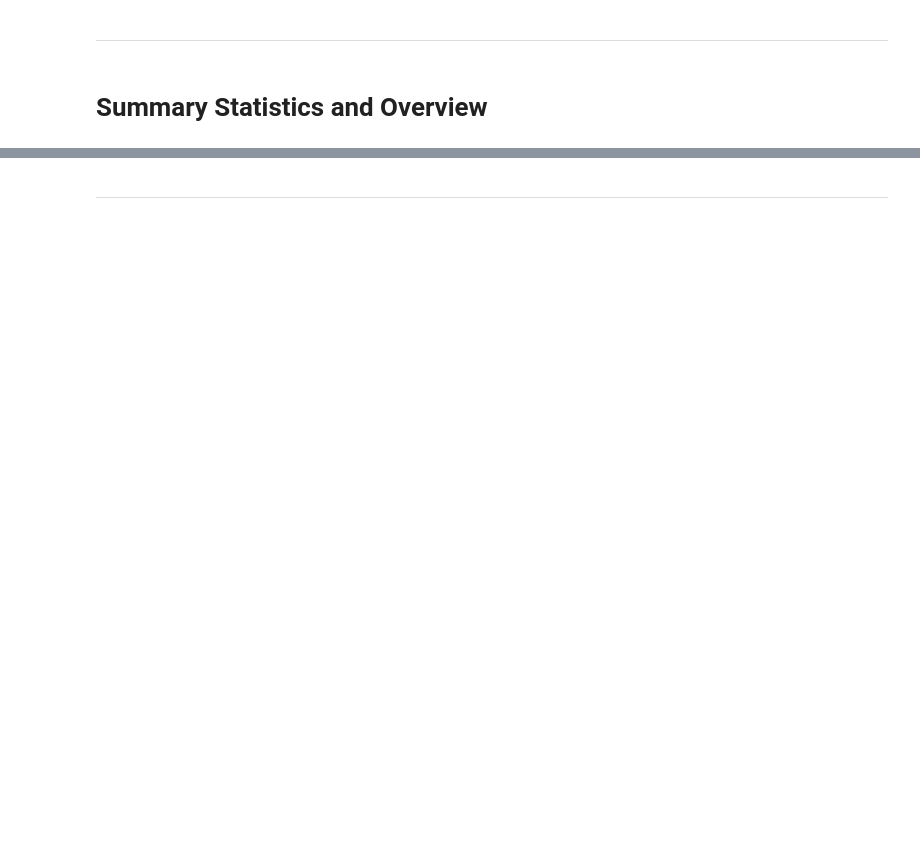
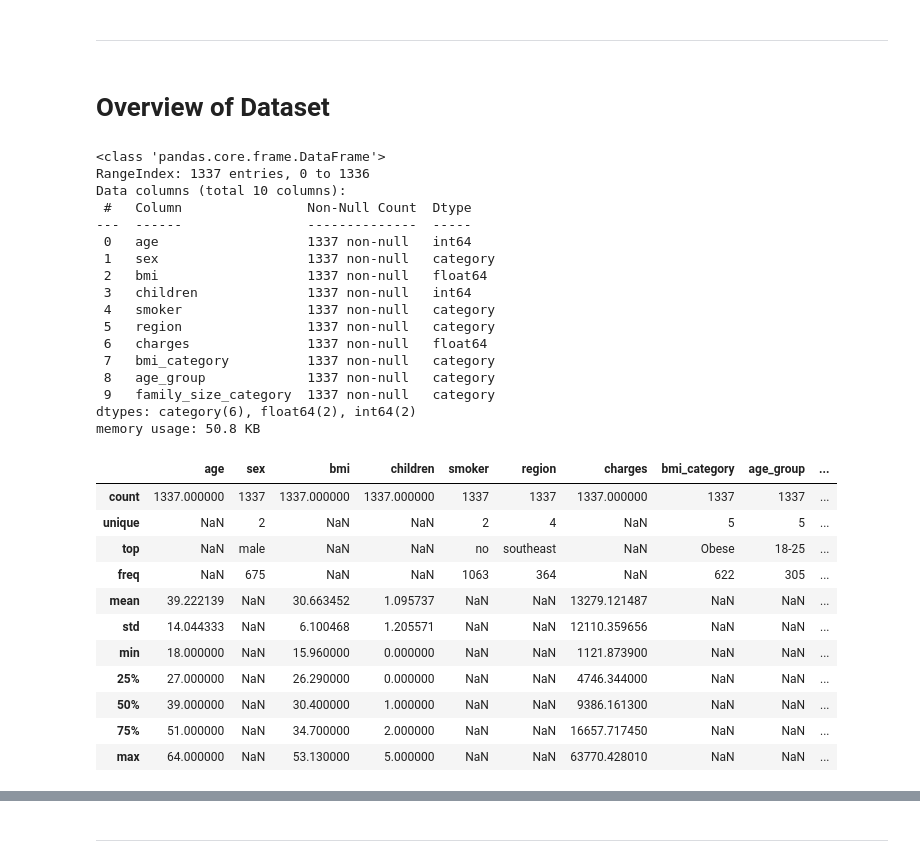
Before and after one commit to RSE1982/health-insurance-cost-analysis, a Jupyter notebook: notebooks/04_data_visualisations.ipynb, the cells around one changed output, grey strips where cells are left out. Cells and saved outputs as stored; diff of their text form; code cells hidden in the pictures; blank space fills up the shorter version.

```diff
--- a/notebooks/04_data_visualisations.ipynb
+++ b/notebooks/04_data_visualisations.ipynb
@@ -76,4 +101,2 @@ print(df.dtypes)
 # %% [markdown]
 ---
-# %% [markdown]
-# Summary Statistics and Overview
@@ -87,0 +103,35 @@ display(corr['charges'].sort_values(ascending=False))
+# %% [markdown]
+# Overview of Dataset
+# %%
+df.info()
+df.describe(include='all')
+# %% [output]
+<class 'pandas.core.frame.DataFrame'>
+RangeIndex: 1337 entries, 0 to 1336
+Data columns (total 10 columns):
+ #   Column                Non-Null Count  Dtype
+---  ------                --------------  -----
+ 0   age                   1337 non-null   int64
+ 1   sex                   1337 non-null   category
+ 2   bmi                   1337 non-null   float64
+ 3   children              1337 non-null   int64
+ 4   smoker                1337 non-null   category
+ 5   region                1337 non-null   category
+ 6   charges               1337 non-null   float64
+ 7   bmi_category          1337 non-null   category
+ 8   age_group             1337 non-null   category
+ 9   family_size_category  1337 non-null   category
+dtypes: category(6), float64(2), int64(2)
+memory usage: 50.8 KB
+|  | age | sex | bmi | children | smoker | region | charges | bmi_category | age_group | ... |
+| count | 1337.000000 | 1337 | 1337.000000 | 1337.000000 | 1337 | 1337 | 1337.000000 | 1337 | 1337 | ... |
+| unique | NaN | 2 | NaN | NaN | 2 | 4 | NaN | 5 | 5 | ... |
+| top | NaN | male | NaN | NaN | no | southeast | NaN | Obese | 18-25 | ... |
+| freq | NaN | 675 | NaN | NaN | 1063 | 364 | NaN | 622 | 305 | ... |
+| mean | 39.222139 | NaN | 30.663452 | 1.095737 | NaN | NaN | 13279.121487 | NaN | NaN | ... |
+| std | 14.044333 | NaN | 6.100468 | 1.205571 | NaN | NaN | 12110.359656 | NaN | NaN | ... |
+| min | 18.000000 | NaN | 15.960000 | 0.000000 | NaN | NaN | 1121.873900 | NaN | NaN | ... |
+| 25% | 27.000000 | NaN | 26.290000 | 0.000000 | NaN | NaN | 4746.344000 | NaN | NaN | ... |
+| 50% | 39.000000 | NaN | 30.400000 | 1.000000 | NaN | NaN | 9386.161300 | NaN | NaN | ... |
+| 75% | 51.000000 | NaN | 34.700000 | 2.000000 | NaN | NaN | 16657.717450 | NaN | NaN | ... |
+| max | 64.000000 | NaN | 53.130000 | 5.000000 | NaN | NaN | 63770.428010 | NaN | NaN | ... |
```
Also changed, not shown: parts of 32 cells of this notebook, 1 other file.
